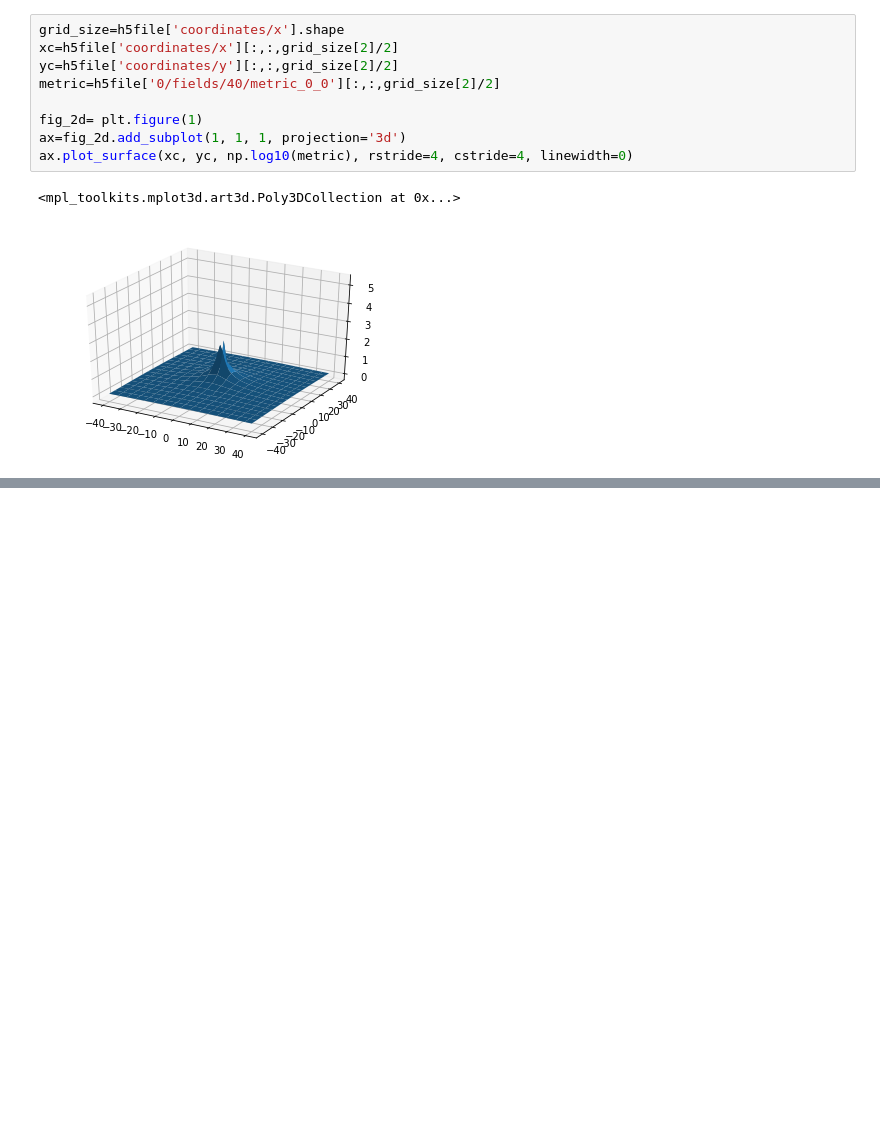
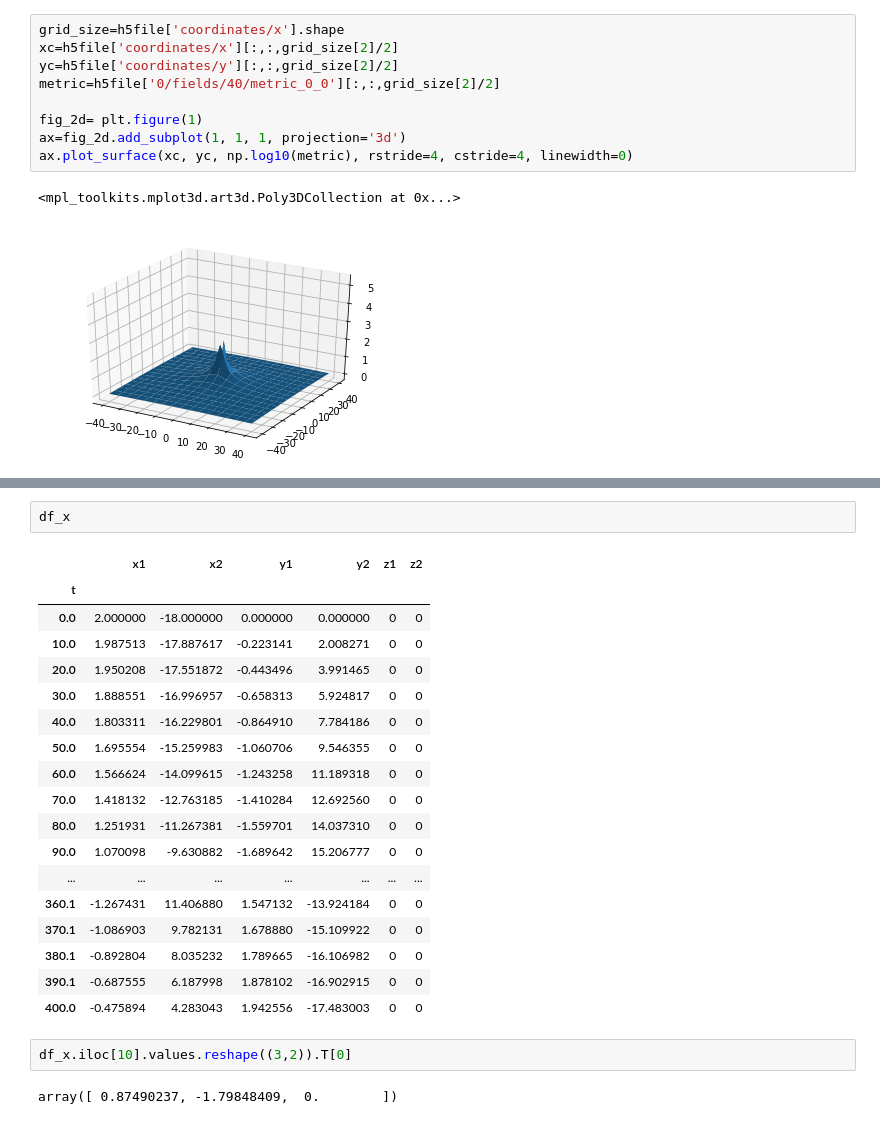
Before and after one commit to pablogalaviz/PostNewton3BP, a Jupyter notebook: utils/Analysis.ipynb, the cells around one changed output, grey strips where cells are left out. Cells and saved outputs as stored; diff of their text form; blank space fills up the shorter version.

```diff
--- a/utils/Analysis.ipynb
+++ b/utils/Analysis.ipynb
@@ -197,0 +297,25 @@ ax.plot_surface(xc, yc, np.log10(metric), rstride=4, cstride=4, linewidth=0)
+# %%
+df_x
+# %% [output]
+|  | x1 | x2 | y1 | y2 | z1 | z2 |
+| t |  |  |  |  |  |  |
+| 0.0 | 2.000000 | -18.000000 | 0.000000 | 0.000000 | 0 | 0 |
+| 10.0 | 1.987513 | -17.887617 | -0.223141 | 2.008271 | 0 | 0 |
+| 20.0 | 1.950208 | -17.551872 | -0.443496 | 3.991465 | 0 | 0 |
+| 30.0 | 1.888551 | -16.996957 | -0.658313 | 5.924817 | 0 | 0 |
+| 40.0 | 1.803311 | -16.229801 | -0.864910 | 7.784186 | 0 | 0 |
+| 50.0 | 1.695554 | -15.259983 | -1.060706 | 9.546355 | 0 | 0 |
+| 60.0 | 1.566624 | -14.099615 | -1.243258 | 11.189318 | 0 | 0 |
+| 70.0 | 1.418132 | -12.763185 | -1.410284 | 12.692560 | 0 | 0 |
+| 80.0 | 1.251931 | -11.267381 | -1.559701 | 14.037310 | 0 | 0 |
+| 90.0 | 1.070098 | -9.630882 | -1.689642 | 15.206777 | 0 | 0 |
+| ... | ... | ... | ... | ... | ... | ... |
+| 360.1 | -1.267431 | 11.406880 | 1.547132 | -13.924184 | 0 | 0 |
+| 370.1 | -1.086903 | 9.782131 | 1.678880 | -15.109922 | 0 | 0 |
+| 380.1 | -0.892804 | 8.035232 | 1.789665 | -16.106982 | 0 | 0 |
+| 390.1 | -0.687555 | 6.187998 | 1.878102 | -16.902915 | 0 | 0 |
+| 400.0 | -0.475894 | 4.283043 | 1.942556 | -17.483003 | 0 | 0 |
+# %%
+df_x.iloc[10].values.reshape((3,2)).T[0]
+# %% [output]
+array([ 0.87490237, -1.79848409,  0.        ])
```
Also changed, not shown: parts of 11 cells of this notebook, 2 other files.
